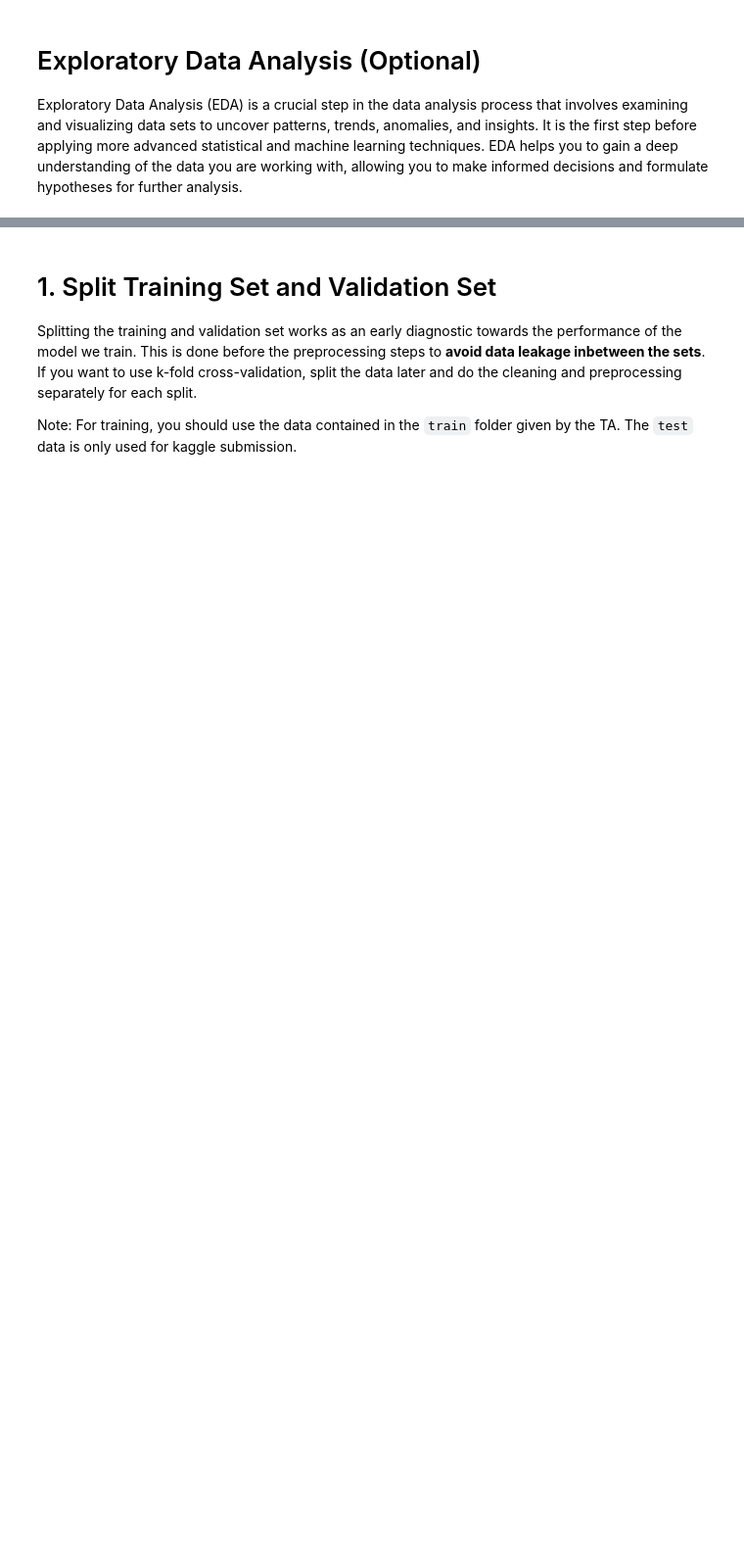
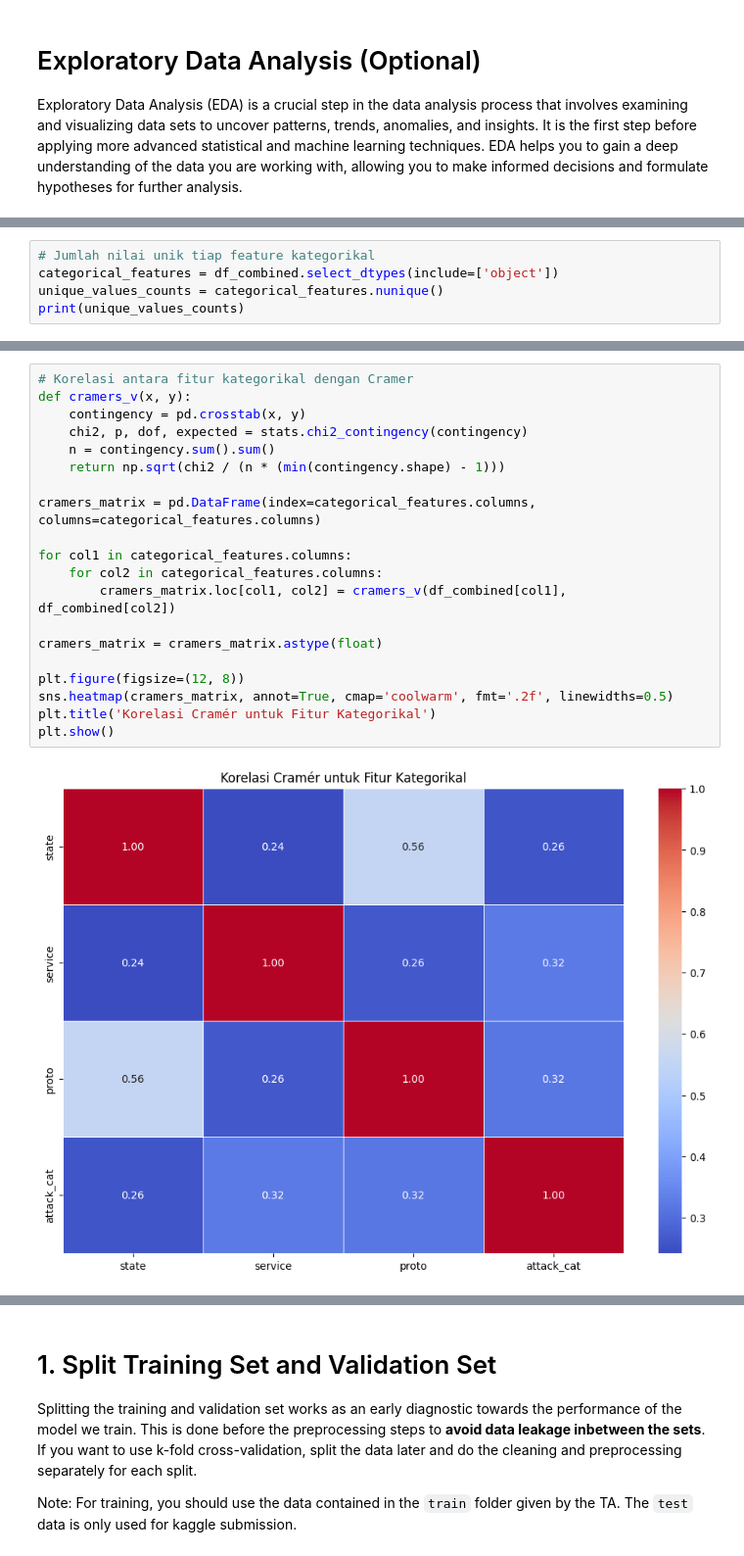
Before and after one commit to ChristopherBrian/Tubes2_AI_K02, a Jupyter notebook: src/IF3170_Artificial_Intelligence___Tugas_Besar_2_Notebook_Template.ipynb, the cells around one changed output, grey strips where cells are left out. Shown at 98% size. Cells and saved outputs as stored; diff of their text form; blank space fills up the shorter version.

```diff
--- a/src/IF3170_Artificial_Intelligence___Tugas_Besar_2_Notebook_Template.ipynb
+++ b/src/IF3170_Artificial_Intelligence___Tugas_Besar_2_Notebook_Template.ipynb
@@ -88,0 +94,5 @@ df_combined.describe()
+# %%
+# Jumlah nilai unik tiap feature kategorikal
+categorical_features = df_combined.select_dtypes(include=['object'])
+unique_values_counts = categorical_features.nunique()
+print(unique_values_counts)
@@ -88,0 +152,22 @@ df_combined.describe()
+# %%
+# Korelasi antara fitur kategorikal dengan Cramer
+def cramers_v(x, y):
+    contingency = pd.crosstab(x, y)
+    chi2, p, dof, expected = stats.chi2_contingency(contingency)
+    n = contingency.sum().sum()
+    return np.sqrt(chi2 / (n * (min(contingency.shape) - 1)))
+
+cramers_matrix = pd.DataFrame(index=categorical_features.columns, columns=categorical_features.columns)
+
+for col1 in categorical_features.columns:
+    for col2 in categorical_features.columns:
+        cramers_matrix.loc[col1, col2] = cramers_v(df_combined[col1], df_combined[col2])
+
+cramers_matrix = cramers_matrix.astype(float)
+
+plt.figure(figsize=(12, 8))
+sns.heatmap(cramers_matrix, annot=True, cmap='coolwarm', fmt='.2f', linewidths=0.5)
+plt.title('Korelasi Cramér untuk Fitur Kategorikal')
+plt.show()
+# %% [output]
+[figure, added]
```
Also changed, not shown: parts of 15 cells of this notebook.
